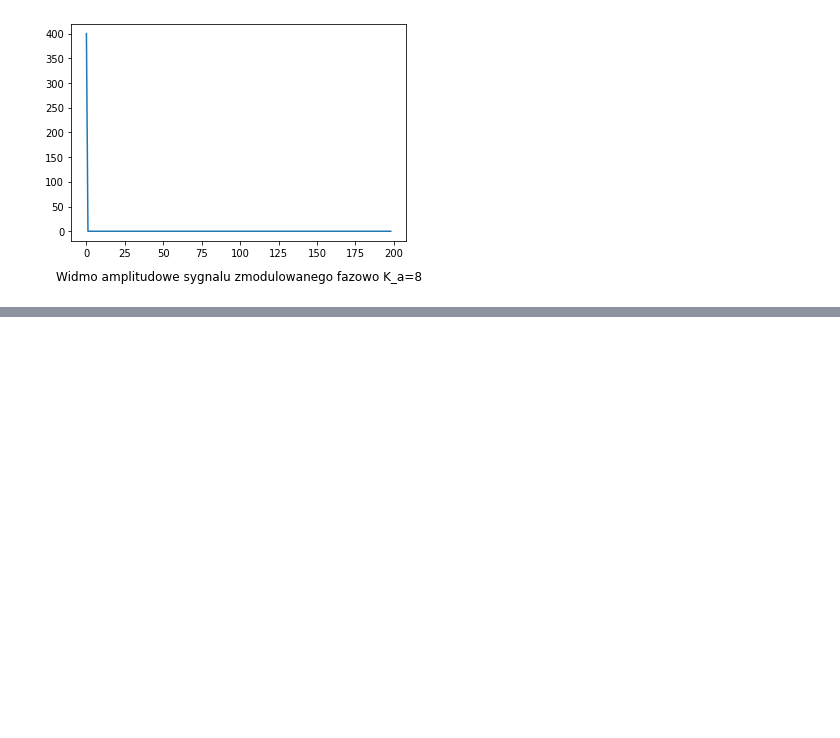
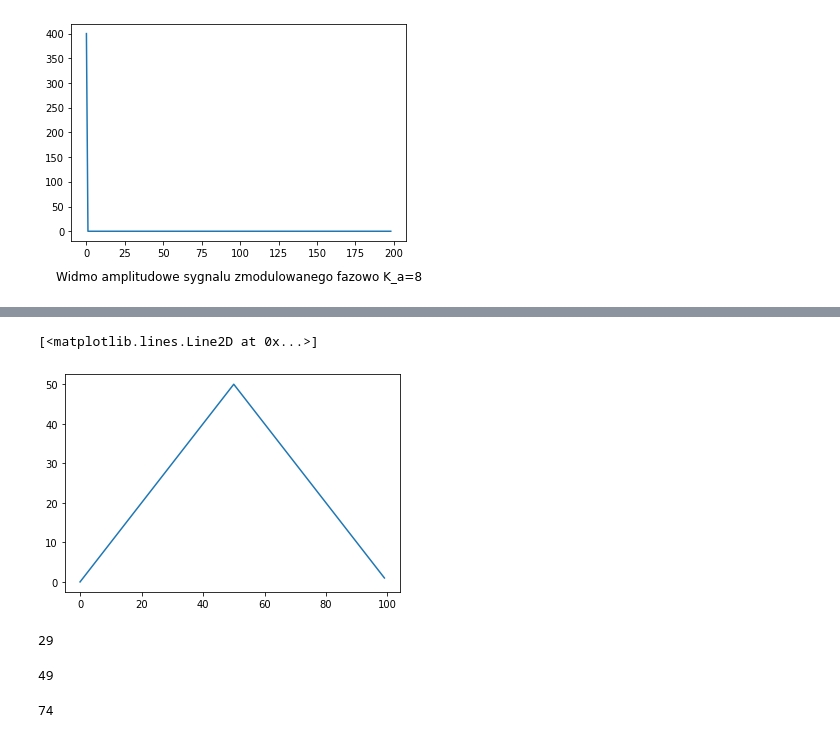
Before and after one commit to Oskarino/Lab3_PTD, a Jupyter notebook: Lab3_PTD.ipynb, the cells around one changed output, grey strips where cells are left out. Cells and saved outputs as stored; diff of their text form; code cells hidden in the pictures; blank space fills up the shorter version.

```diff
--- a/Lab3_PTD.ipynb
+++ b/Lab3_PTD.ipynb
@@ -145,0 +208,20 @@ Text(0.5, -0.21, 'Widmo amplitudowe sygnalu zmodulowanego fazowo K_a=8')
+# %%
+xs = range(100)
+ys = [-abs(x-50) + 50 for x in xs]
+# %%
+plt.plot(xs,ys)
+# %% [output]
+[<matplotlib.lines.Line2D at 0x...>]
+[figure, added]
+# %%
+szerokosc_pasma(xs, ys, 3)
+# %% [output]
+29
+# %%
+szerokosc_pasma(xs, ys, 6)
+# %% [output]
+49
+# %%
+szerokosc_pasma(xs, ys, 12)
+# %% [output]
+74
```
Also changed, not shown: parts of 9 cells of this notebook.
